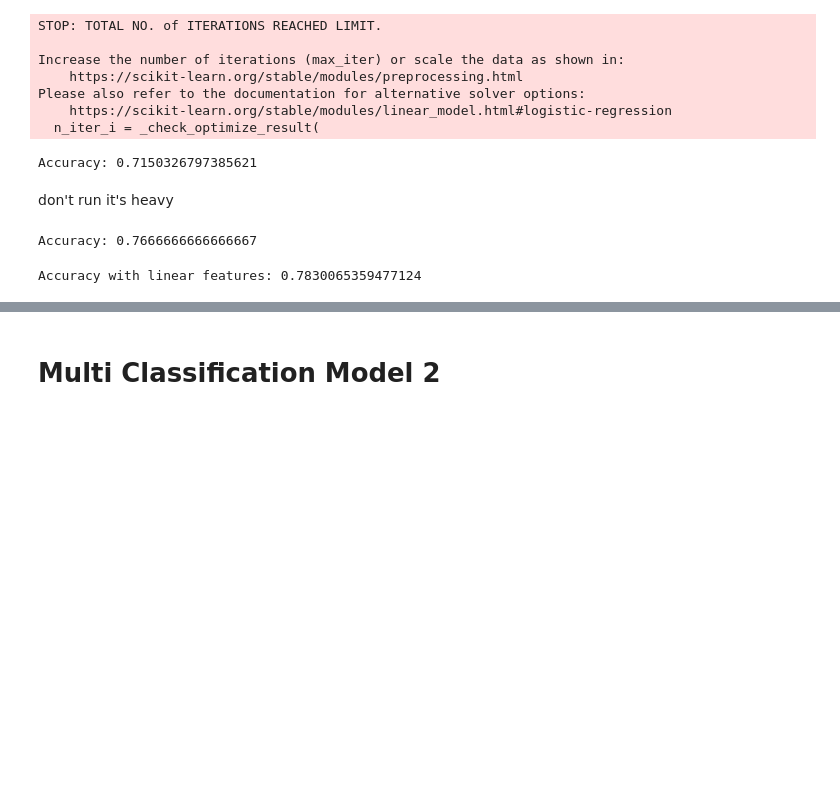
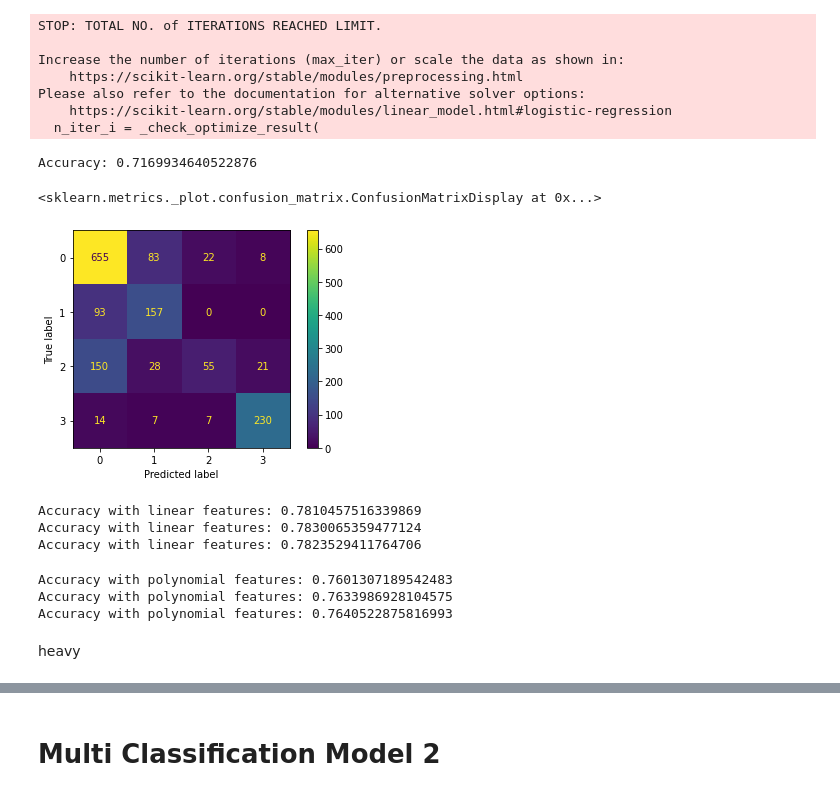
Before and after one commit to gabrielecorbo/Machine-Learning-Project, a Jupyter notebook: Project_EE4C12_SET_PV_M.ipynb, the cells around one changed output, grey strips where cells are left out. Drawn from its saved outputs; the diff is of its cells as text; code cells hidden in the pictures; blank space fills up the shorter version.

```diff
--- a/Project_EE4C12_SET_PV_M.ipynb
+++ b/Project_EE4C12_SET_PV_M.ipynb
@@ -72,6 +69,8 @@ y_mc_train1d,y_mc_test1d = train_test_split(y_mc_1d, test_size=0.15, random_stat
 training_set, testing_set = train_test_split(data, test_size=0.15, random_state=4720)
 
 X_training = training_set[['Irradiance', 'Ambient_Temperature', 'Sun_Azimuth', 'Sun_Elevation',
+                              'System_Power', 'System_Age']]
+X_testing = testing_set[['Irradiance', 'Ambient_Temperature', 'Sun_Azimuth', 'Sun_Elevation',
                               'System_Power', 'System_Age']]
 y_2c_training = training_set['System_Status']
 y_mc_training = training_set[['Healthy', 'Short_Circuit', 'Broken_Cells', 'Broken_Strings']]
@@ -97,3 +96,5 @@ plt.show()
 scaler = StandardScaler()
 scaler.fit(X_training)
 X_training_scaled = scaler.transform(X_training)
+# %%
+y_1d=data_orig.iloc[:,7]
@@ -100,7 +103,9 @@ X_training_scaled = scaler.transform(X_training)
+# %%
+y_1d_train, y_1d_test = train_test_split(y_1d, test_size=0.15, random_state=4720)
 # %% [markdown]
 # Multi Classification Model 1
 # %%
-X_train, X_val, y_train_mc, y_val_mc = train_test_split(X_training_scaled, y_mc_train1d, test_size=0.15, random_state=4720)
+X_train, X_val, y_train_mc, y_val_mc = train_test_split(X_training_scaled, y_1d_train, test_size=0.15, random_state=4720)
 from sklearn.preprocessing import PolynomialFeatures
 pol = PolynomialFeatures(degree=3)
 pol.fit(X_train)
@@ -127,20 +135,33 @@ rfc = RandomForestClassifier(n_estimators=90)
 y_pred = rfc.fit(X_train, y_train_mc).predict(X_val)
 print("Accuracy:", accuracy_score(y_val_mc, y_pred))   #meglio linear
 # %% [output]
-Accuracy: 0.7150326797385621
+Accuracy: 0.7169934640522876
-# %% [markdown]
-don't run it's heavy
-# %%
-bag = BaggingClassifier(base_estimator=svm.SVC(kernel='rbf',C=700, coef0=0.0, tol=1e-3),n_estimators=10, random_state=0)
-y_pred = bag.fit(X_train, y_train_mc).predict(X_val)
-print("Accuracy:", accuracy_score(y_val_mc, y_pred))
-# %% [output]
-Accuracy: 0.7666666666666667
+# %%
+plot_confusion_matrix(rfc,X_val,y_val_mc)
+# %% [output]
+<sklearn.metrics._plot.confusion_matrix.ConfusionMatrixDisplay at 0x...>
+[figure, added]
 # %%
-clf_svmgauss = svm.SVC(kernel='rbf',C=800).fit(X_train, y_train_mc)
-y_prediction_svmguass = clf_svmgauss.predict(X_val)
+C_list=[750,800,850]
+for i in C_list:
+    clf_svmgauss = svm.SVC(kernel='rbf',C=i).fit(X_train, y_train_mc)
+    y_prediction_svmguass = clf_svmgauss.predict(X_val)
+    Accuracy_svmG = accuracy_score(y_val_mc,y_prediction_svmguass)
+    print("Accuracy with linear features: " + str(Accuracy_svmG))
+# %% [output]
+Accuracy with linear features: 0.7810457516339869
+Accuracy with linear features: 0.7830065359477124
+Accuracy with linear features: 0.7823529411764706
-# %%
-Accuracy_svmG = accuracy_score(y_val_mc,y_prediction_svmguass)
-print("Accuracy with linear features: " + str(Accuracy_svmG))
-# %% [output]
-Accuracy with linear features: 0.7830065359477124
+# %%
+C_list=[700,800,900]
+for i in C_list:
+    clf_svmgauss = svm.SVC(kernel='rbf',C=i).fit(X_train_pol, y_train_mc)
+    y_prediction_svmguass = clf_svmgauss.predict(X_val_pol)
+    Accuracy_svmG = accuracy_score(y_val_mc,y_prediction_svmguass)
+    print("Accuracy with polynomial features: " + str(Accuracy_svmG))
+# %% [output]
+Accuracy with polynomial features: 0.7601307189542483
+Accuracy with polynomial features: 0.7633986928104575
+Accuracy with polynomial features: 0.7640522875816993
+# %% [markdown]
+heavy
```
Also changed, not shown: parts of 30 cells of this notebook, 1 other file.
